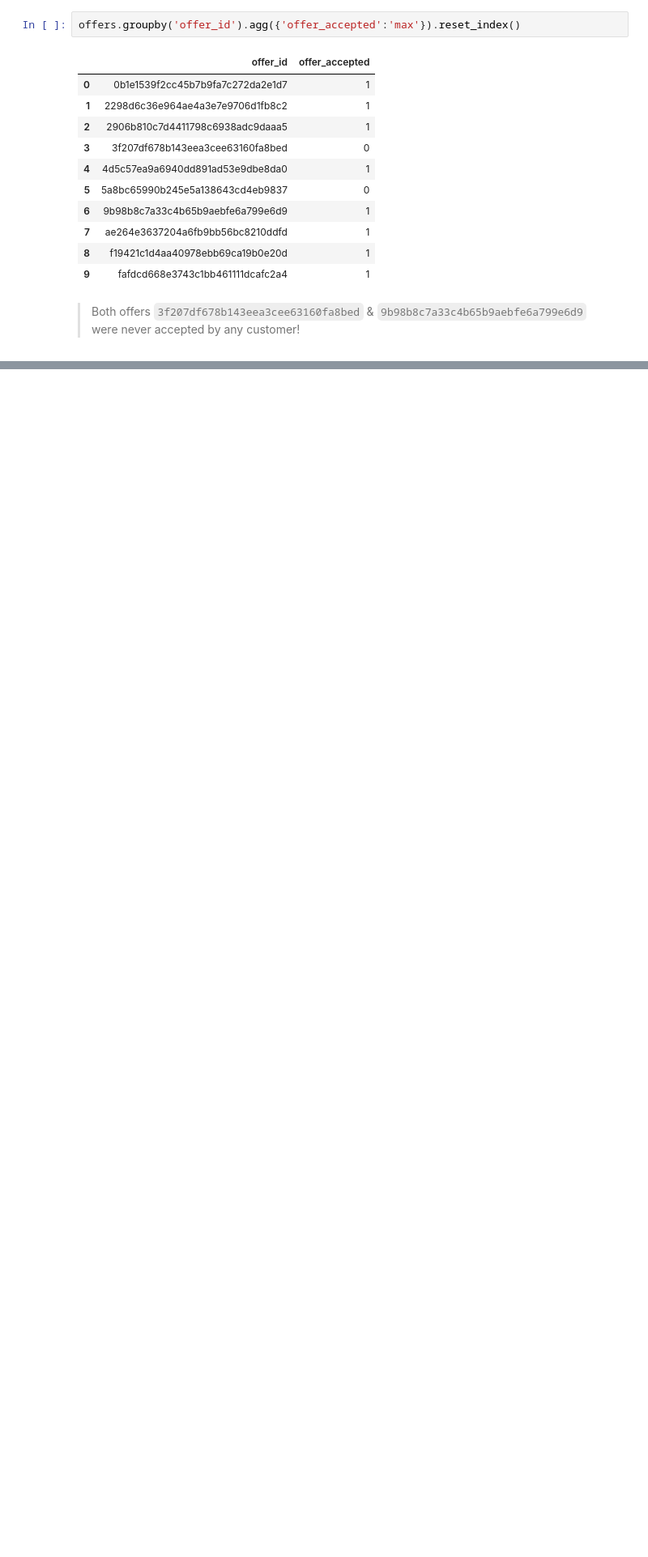
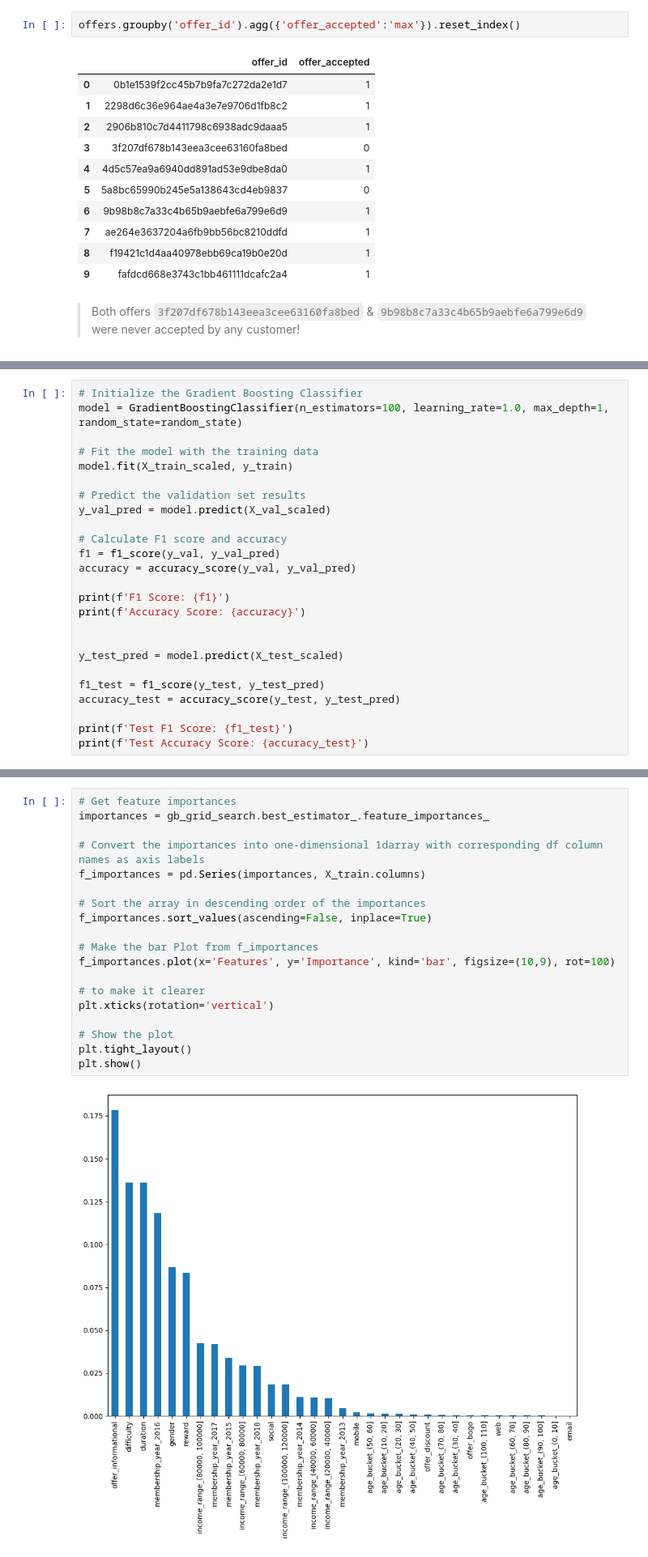
Before and after one commit to mina-f-beshay/udacity-mlend-capstone, a Jupyter notebook: Starbucks_Capstone_notebook.ipynb, the cells around one changed output, grey strips where cells are left out. Shown: that part at 81% size. Saved outputs shown, nothing was run; the diff lists cells and outputs as text; blank space fills up the shorter version.

Commit message:
Adding predictive modeling and readme

```diff
--- a/Starbucks_Capstone_notebook.ipynb
+++ b/Starbucks_Capstone_notebook.ipynb
@@ -400,0 +513,25 @@ offers.groupby('offer_id').agg({'offer_accepted':'max'}).reset_index()
+# %%
+# Initialize the Gradient Boosting Classifier
+model = GradientBoostingClassifier(n_estimators=100, learning_rate=1.0, max_depth=1, random_state=random_state)
+
+# Fit the model with the training data
+model.fit(X_train_scaled, y_train)
+
+# Predict the validation set results
+y_val_pred = model.predict(X_val_scaled)
+
+# Calculate F1 score and accuracy
+f1 = f1_score(y_val, y_val_pred)
+accuracy = accuracy_score(y_val, y_val_pred)
+
+print(f'F1 Score: {f1}')
+print(f'Accuracy Score: {accuracy}')
+
+
+y_test_pred = model.predict(X_test_scaled)
+
+f1_test = f1_score(y_test, y_test_pred)
+accuracy_test = accuracy_score(y_test, y_test_pred)
+
+print(f'Test F1 Score: {f1_test}')
+print(f'Test Accuracy Score: {accuracy_test}')
@@ -400,0 +637,21 @@ offers.groupby('offer_id').agg({'offer_accepted':'max'}).reset_index()
+# %%
+# Get feature importances
+importances = gb_grid_search.best_estimator_.feature_importances_
+
+# Convert the importances into one-dimensional 1darray with corresponding df column names as axis labels
+f_importances = pd.Series(importances, X_train.columns)
+
+# Sort the array in descending order of the importances
+f_importances.sort_values(ascending=False, inplace=True)
+
+# Make the bar Plot from f_importances
+f_importances.plot(x='Features', y='Importance', kind='bar', figsize=(10,9), rot=100)
+
+# to make it clearer
+plt.xticks(rotation='vertical')
+
+# Show the plot
+plt.tight_layout()
+plt.show()
+# %% [output]
+[figure, added]
```
Also changed, not shown: parts of 19 cells of this notebook, 1 other file.
